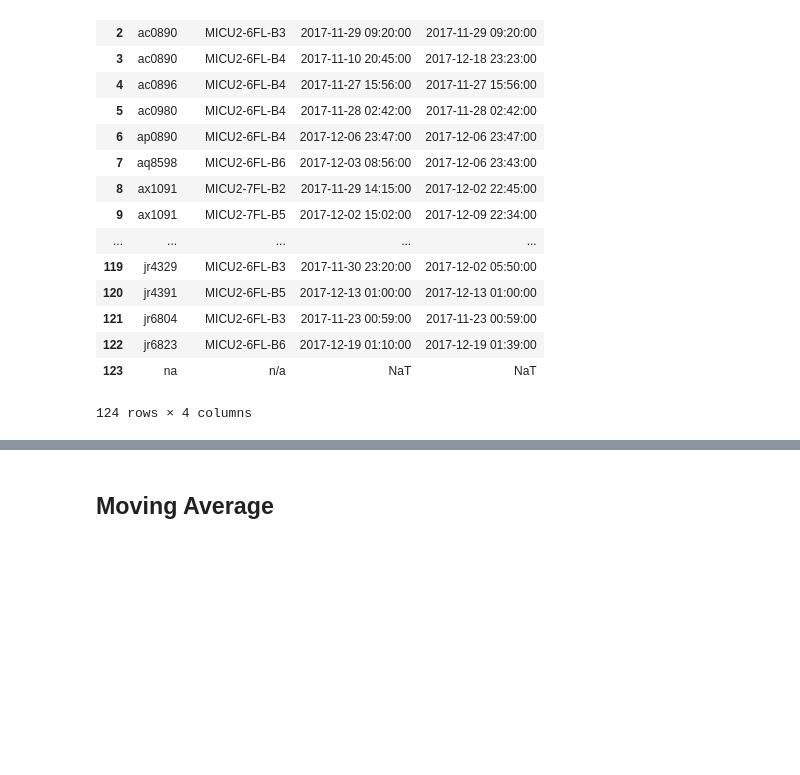
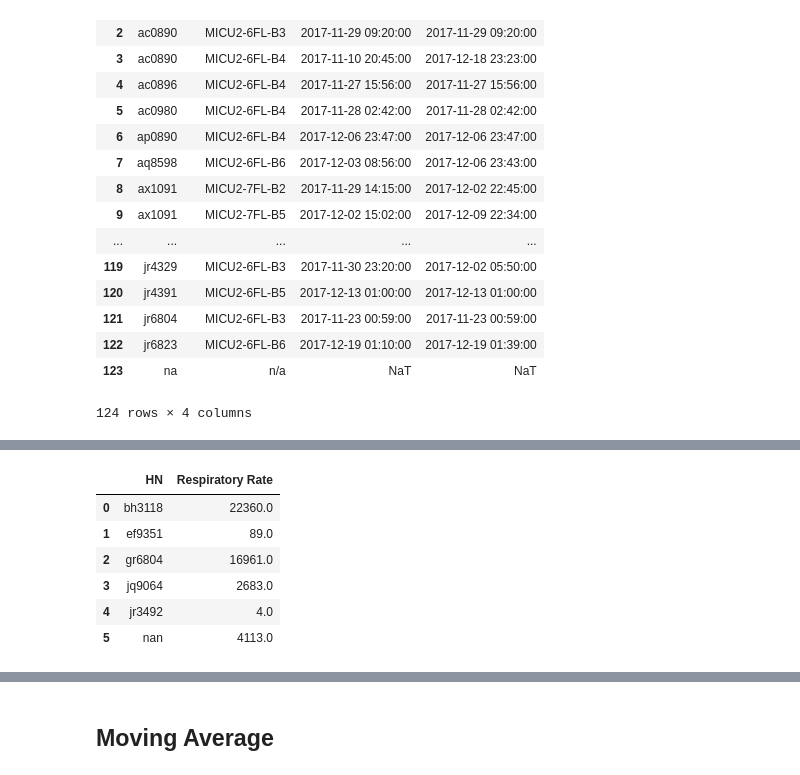
Before and after one commit to fooljames/ml-med, a Jupyter notebook: Untitled1.ipynb, the cells around one changed output, grey strips where cells are left out. Saved outputs shown, nothing was run; the diff lists cells and outputs as text; code cells hidden in the pictures; blank space fills up the shorter version.

```diff
--- a/Untitled1.ipynb
+++ b/Untitled1.ipynb
@@ -222,0 +294,13 @@ df_test[df_test.HN == 'jq9064']
+# %%
+# Mean Airway Pressure
+# Respiratory Rate
+col = 'Respiratory Rate'
+data[col].isnull().groupby(data['HN']).sum().reset_index()
+# %% [output]
+|  | HN | Respiratory Rate |
+| 0 | bh3118 | 22360.0 |
+| 1 | ef9351 | 89.0 |
+| 2 | gr6804 | 16961.0 |
+| 3 | jq9064 | 2683.0 |
+| 4 | jr3492 | 4.0 |
+| 5 | nan | 4113.0 |
```
Also changed, not shown: parts of 28 cells of this notebook.
